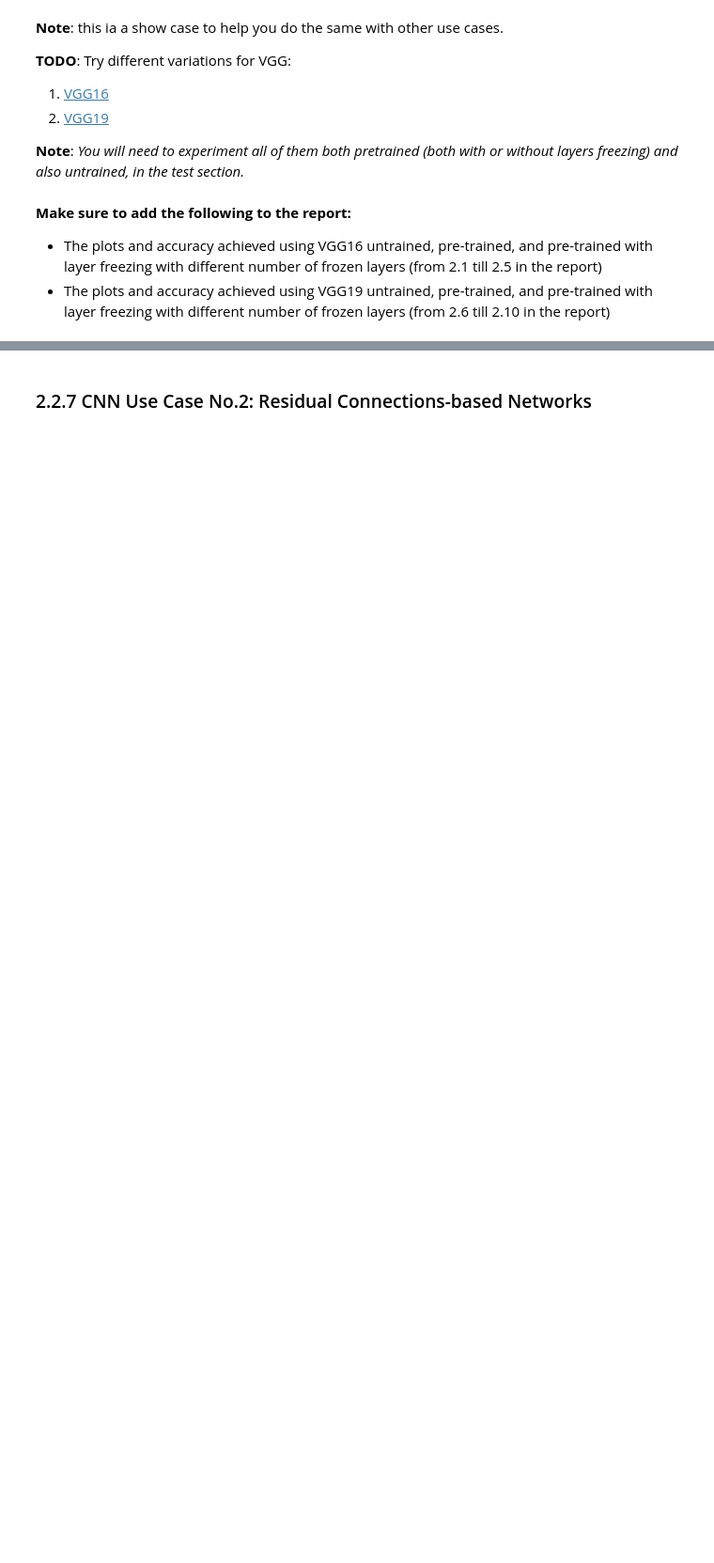
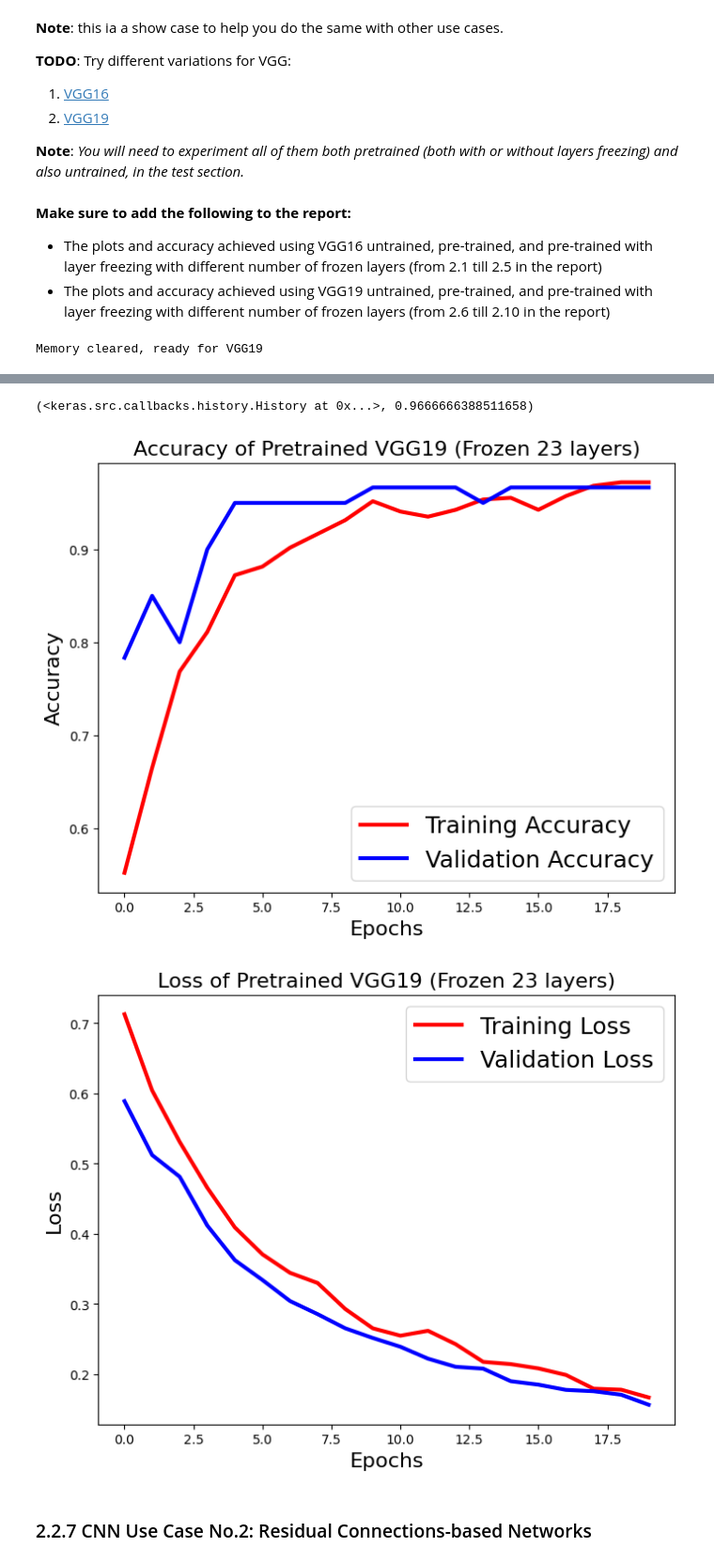
Before and after one commit to Peter-aziz/ML, a Jupyter notebook: Labs/lab3/Lab3.ipynb, the cells around one changed output, grey strips where cells are left out. Shown at 94% size. Cells and saved outputs as stored; diff of their text form; code cells hidden in the pictures; blank space fills up the shorter version.

```diff
--- a/Labs/lab3/Lab3.ipynb
+++ b/Labs/lab3/Lab3.ipynb
@@ -115,0 +108,9 @@ Y_test shape: (150, 1)
+# %%
+# Obtaining the training and testing data
+train_x, train_y, test_x, test_y = preprocess_data()
+# resize for VGG
+train_x_resized = np.array([cv2.resize(img, (224, 224)) for img in train_x])
+test_x_resized = np.array([cv2.resize(img, (224, 224)) for img in test_x])
+
+print("Resized train shape:", train_x_resized.shape)
+print("Resized test shape:", test_x_resized.shape)
@@ -297,0 +357,52 @@ def VGG(pretrained = True, input_shape = (64, 64, 3), model_name = "VGG16"):
+# %%
+import gc
+
+# Clear previous models from memory
+del model
+K.clear_session()
+gc.collect()
+
+print("Memory cleared, ready for VGG19")
+# %% [output]
+Memory cleared, ready for VGG19
+# %%
+# 2.1 VGG16 - Untrained (default lr is fine since no pretrained weights to preserve)
+#model, name = VGG(pretrained=False, model_name="VGG16", input_shape=(224, 224, 3))
+#train_and_evaluate(model, name, train_x_resized, train_y, test_x_resized, test_y, lr=1e-4)
+
+# 2.2 VGG16 - Pretrained (use small lr to preserve imagenet weights)
+#model, name = VGG(pretrained=True, model_name="VGG16", input_shape=(224, 224, 3))
+#train_and_evaluate(model, name, train_x_resized, train_y, test_x_resized, test_y, lr=1e-5)
+
+# 2.3 VGG16 - Pretrained + Freeze 5
+#model, name = VGG(pretrained=True, model_name="VGG16", input_shape=(224, 224, 3), freeze_layers=5)
+#train_and_evaluate(model, name, train_x_resized, train_y, test_x_resized, test_y, lr=1e-5)
+
+# 2.4 VGG16 - Pretrained + Freeze 10
+#model, name = VGG(pretrained=True, model_name="VGG16", input_shape=(224, 224, 3), freeze_layers=10)
+#train_and_evaluate(model, name, train_x_resized, train_y, test_x_resized, test_y, lr=1e-5)
+
+# 2.5 VGG16 - Pretrained + Freeze 19
+#model, name = VGG(pretrained=True, model_name="VGG16", input_shape=(224, 224, 3), freeze_layers=19)
+#train_and_evaluate(model, name, train_x_resized, train_y, test_x_resized, test_y, lr=1e-5)
+
+# 2.6 VGG19 - Untrained
+#model, name = VGG(pretrained=False, model_name="VGG19", input_shape=(224, 224, 3))
+#train_and_evaluate(model, name, train_x_resized, train_y, test_x_resized, test_y, lr=1e-4)
+
+# 2.7 VGG19 - Pretrained
+#model, name = VGG(pretrained=True, model_name="VGG19", input_shape=(224, 224, 3))
+#train_and_evaluate(model, name, train_x_resized, train_y, test_x_resized, test_y, lr=1e-5)
+
+# 2.8 VGG19 - Pretrained + Freeze 5
+#model, name = VGG(pretrained=True, model_name="VGG19", input_shape=(224, 224, 3), freeze_layers=5)
+#train_and_evaluate(model, name, train_x_resized, train_y, test_x_resized, test_y, lr=1e-5)
+
+# 2.9 VGG19 - Pretrained + Freeze 10
+#model, name = VGG(pretrained=True, model_name="VGG19", input_shape=(224, 224, 3), freeze_layers=10)
+#train_and_evaluate(model, name, train_x_resized, train_y, test_x_resized, test_y, lr=1e-5)
+
+# 2.10 VGG19 - Pretrained + Freeze 15
+model, name = VGG(pretrained=True, model_name="VGG19", input_shape=(224, 224, 3), freeze_layers=23)
+train_and_evaluate(model, name, train_x_resized, train_y, test_x_resized, test_y, lr=1e-5)
+# %% [output]
@@ -297,0 +426,3 @@ def VGG(pretrained = True, input_shape = (64, 64, 3), model_name = "VGG16"):
+(<keras.src.callbacks.history.History at 0x...>, 0.9666666388511658)
+[figure, added]
+[figure, added]
```
Also changed, not shown: parts of 8 cells of this notebook.
